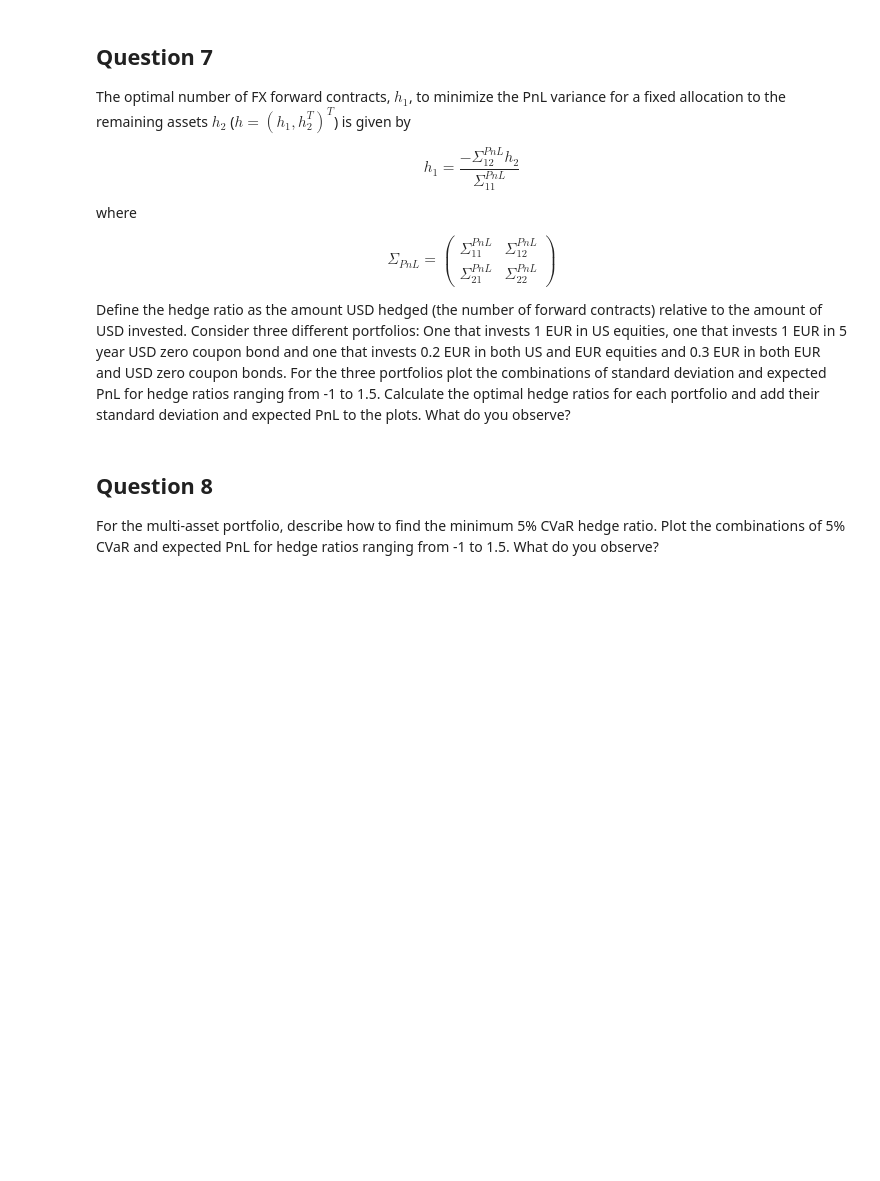
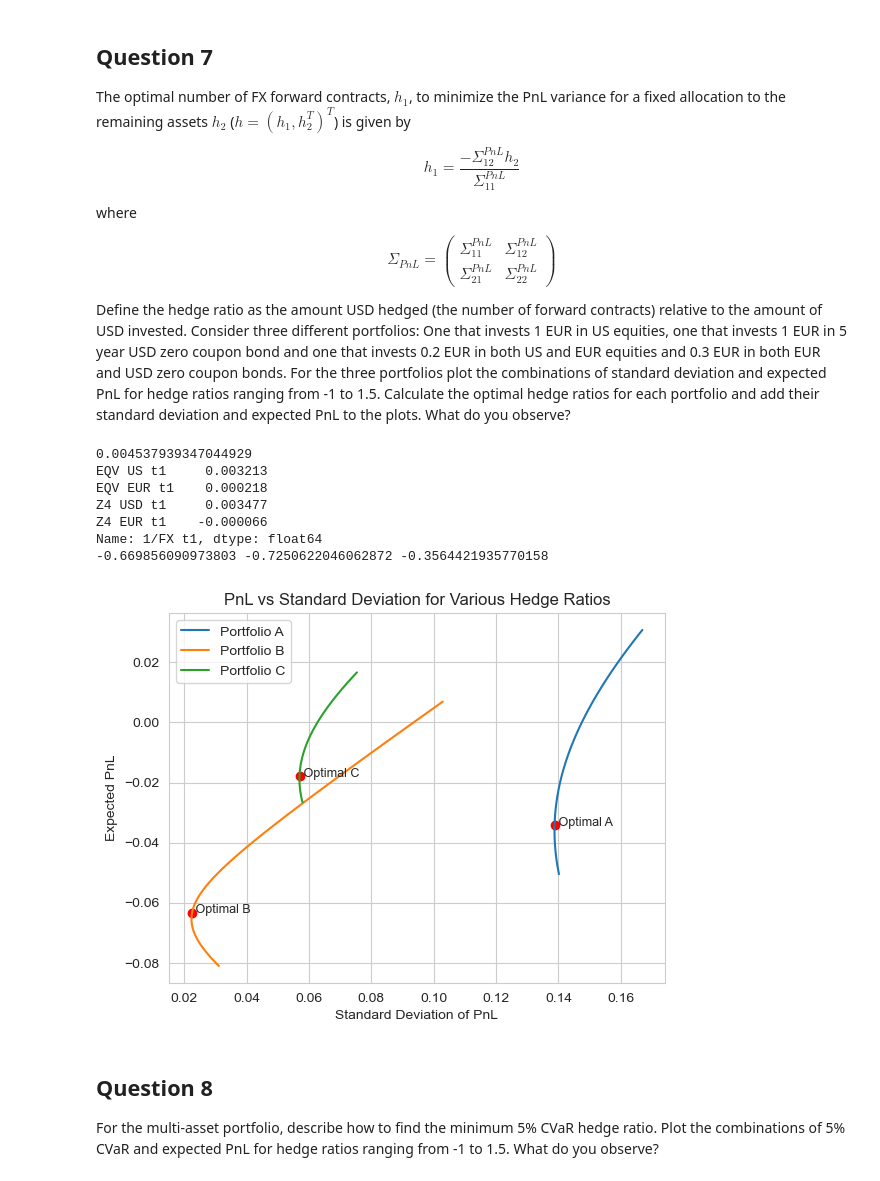
Before and after one commit to tbearlarsen/PyExam, a Jupyter notebook: Exam.ipynb, the cells around one changed output. Drawn from its saved outputs; the diff is of its cells as text; code cells hidden in the pictures; blank space fills up the shorter version.

```diff
--- a/Exam.ipynb
+++ b/Exam.ipynb
@@ -386,6 +549,86 @@ $$
 
 
 Define the hedge ratio as the amount USD hedged (the number of forward contracts) relative to the amount of USD invested. Consider three different portfolios: One that invests 1 EUR in US equities, one that invests 1 EUR in 5 year USD zero coupon bond and one that invests 0.2 EUR in both US and EUR equities and 0.3 EUR in both EUR and USD zero coupon bonds. For the three portfolios plot the combinations of standard deviation and expected PnL for hedge ratios ranging from -1 to 1.5. Calculate the optimal hedge ratios for each portfolio and add their standard deviation and expected PnL to the plots. What do you observe?
+# %%
+# Given covariance matrix components
+sigma_pnl_11=cov_pnl1.iloc[0,0]
+sigma_pnl_12=cov_pnl1.iloc[0,1:]
+
+print(sigma_pnl_11)
+print(sigma_pnl_12)
+
+
+#CALCULATING THE HEDGE RATIO FOR EACH PORTFOLIO:
+#Portfolio A:
+h2_A=np.array([1,0,0,0])
+optimal_h1_A=-np.dot(sigma_pnl_12,h2_A)/sigma_pnl_11
+usd_exposure_A=(h2_A[0]+h2_A[2])*fx0
+hr_A=optimal_h1_A/usd_exposure_A
+"""weights_A=np.concatenate(([optimal_h1_A],h2_A))
+port_std_A=np.sqrt(weights_A @ cov_pnl1 @ weights_A)
+E_pnl_A=weights_A @ E_pnl1
+"""
+
+#Portfolio B:
+h2_B=np.array([0,0,1,0])
+optimal_h1_B=-np.dot(sigma_pnl_12,h2_B)/sigma_pnl_11
+usd_exposure_B=(h2_A[0]+h2_A[2])*fx0
+hr_B=optimal_h1_B/usd_exposure_B
+
+#Portfolio C:
+h2_C=np.array([0.2, 0.2, 0.3, 0.3])
+optimal_h1_C=-np.dot(sigma_pnl_12,h2_C)/sigma_pnl_11
+usd_exposure_C=(h2_A[0]+h2_A[2])*fx0
+hr_C=optimal_h1_C/usd_exposure_C
+
+print(hr_A,hr_B,hr_C)
+
+portfolios = {
+    'A': {'h2': np.array([1, 0, 0, 0]), 'hr': hr_A},
+    'B': {'h2': np.array([0, 0, 1, 0]), 'hr': hr_B},
+    'C': {'h2': np.array([0.2, 0.2, 0.3, 0.3]), 'hr': hr_C}
+}
+
+
+#PLOTTING the combinations of standard deviation and expected PnL for hedge ratios ranging from -1 to 1.5
+hedge_ratios = np.linspace(-1, 1.5, 100)
+
+# Define a function to compute PnL and variance for a given hedge ratio
+def compute_metrics(h1, h2):
+    h = np.concatenate(([h1], h2))
+    expected_pnl = np.dot(h, E_pnl1)
+    variance_pnl = np.dot(h.T, np.dot(cov_pnl1, h))
+    std_dev_pnl = np.sqrt(variance_pnl)
+
+    return expected_pnl, std_dev_pnl
+
+# Initialize plots
+fig, ax = plt.subplots()
+
+# Plotting using dictionary
+for portfolio, data in portfolios.items():
+    pnl_data = np.array([compute_metrics(data['hr'] * x, data['h2']) for x in hedge_ratios])
+    ax.plot(pnl_data[:, 1], pnl_data[:, 0], label=f'Portfolio {portfolio}')
+    # Optimal point
+    optimal_pnl, optimal_std = compute_metrics(data['hr'], data['h2'])
+    ax.scatter(optimal_std, optimal_pnl, color='red')
+    ax.text(optimal_std, optimal_pnl, f' Optimal {portfolio}', fontsize=9)
+
+ax.set_xlabel('Standard Deviation of PnL')
+ax.set_ylabel('Expected PnL')
+ax.set_title('PnL vs Standard Deviation for Various Hedge Ratios')
+ax.legend()
+plt.grid(True)
+plt.show()
+# %% [output]
+0.004537939347044929
+EQV US t1     0.003213
+EQV EUR t1    0.000218
+Z4 USD t1     0.003477
+Z4 EUR t1    -0.000066
+Name: 1/FX t1, dtype: float64
+-0.669856090973803 -0.7250622046062872 -0.3564421935770158
+[figure, added]
 # %% [markdown]
 ## Question 8
 For the multi-asset portfolio, describe how to find the minimum 5% CVaR hedge ratio. Plot the combinations of 5% CVaR and expected PnL for hedge ratios ranging from -1 to 1.5. What do you observe?
```
Also changed, not shown: parts of 9 cells of this notebook, 2 other files.
